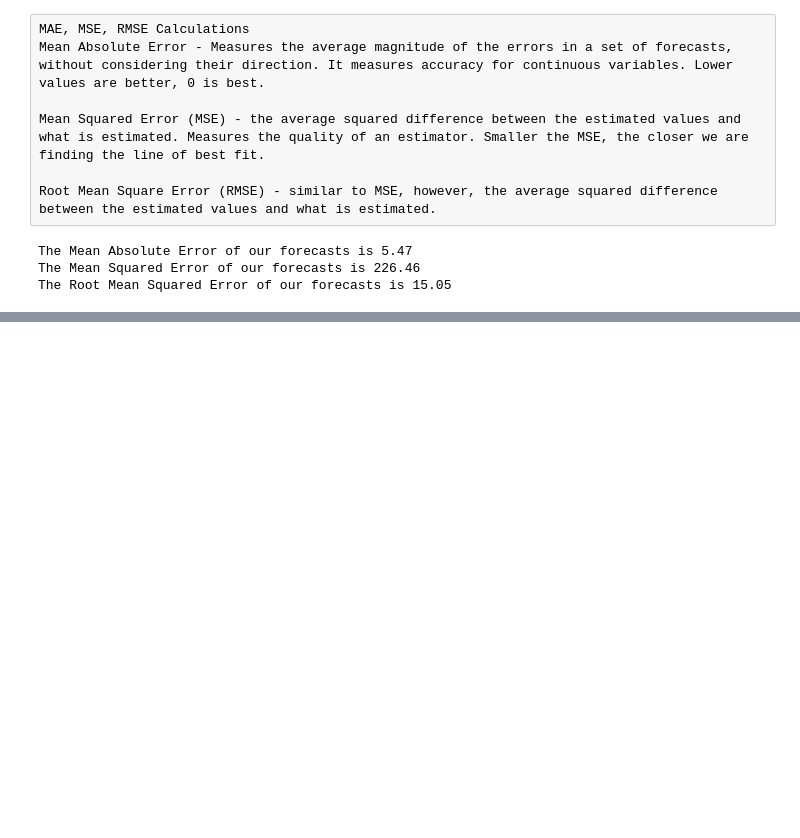
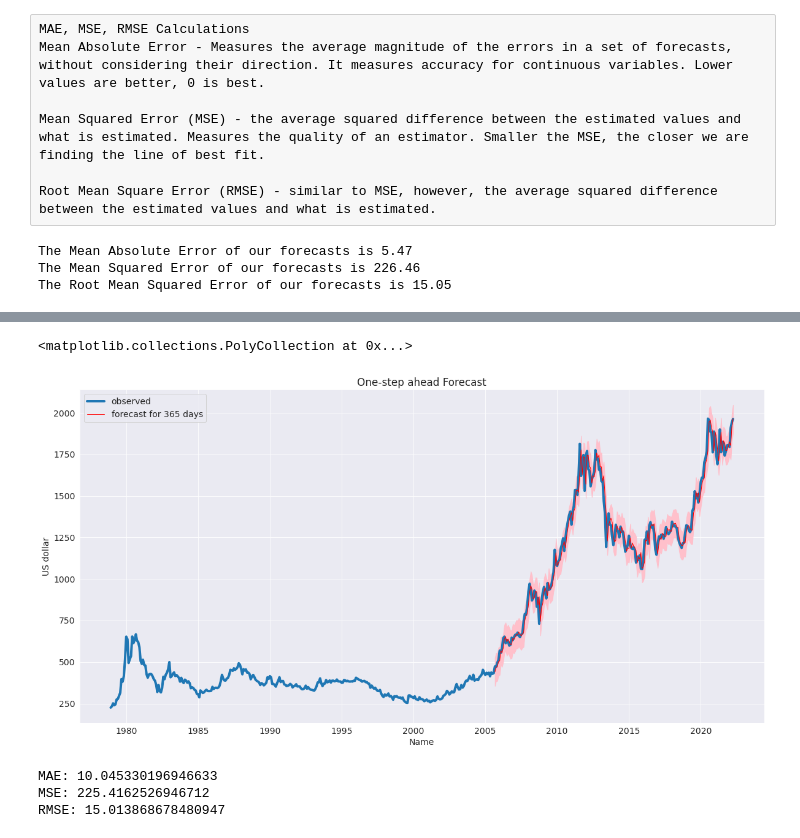
Before and after one commit to ahmadmustafaanis/Gold-Price-Prediction-API, a Jupyter notebook: src/GoldPricePredictor.ipynb, the cells around one changed output, grey strips where cells are left out. Drawn from its saved outputs; the diff is of its cells as text; code cells hidden in the pictures; blank space fills up the shorter version.

Commit message:
arima

```diff
--- a/src/GoldPricePredictor.ipynb
+++ b/src/GoldPricePredictor.ipynb
@@ -888,0 +786,7 @@ auto_arima_results.save('../models/auto_arima.pckl')
+# %%
+test = df.resample('MS').last().dropna()
+# %%
+# creating a sarimax using the above quantites
+
+sarimax_autoarima = SARIMAX(test, order=(2,1,1,) , seasonal_order=(3,0,0,7), seasonal=True, trend='c', model='mul', freq='MS')
+auto_arima_results = sarimax_autoarima.fit()
@@ -888,0 +822,43 @@ auto_arima_results.save('../models/auto_arima.pckl')
+# %%
+# dynamic=False ensures we produce one-step ahead forecasts, forecasts at each point are generated using the full history up to that point
+auto_arima_pred_365_traindata = auto_arima_results.get_prediction(start=-200, dynamic=False)
+
+# Forecast mean
+auto_arima_pred_mean_365_traindata = auto_arima_pred_365_traindata.predicted_mean
+
+# Get confidence intervals of forecast
+auto_arima_confidence_intervals = auto_arima_pred_365_traindata.conf_int()
+
+# Select lower and upper confidence limits
+auto_arima_lower_limits = auto_arima_confidence_intervals.loc[:,'lower US dollar']
+auto_arima_upper_limits = auto_arima_confidence_intervals.loc[:,'upper US dollar']
+
+# Convert auto_arima_pred_mean_365_traindata series to a dataframe
+# Inspect auto_arima_pred_mean_365_traindata_df
+auto_arima_pred_mean_365_traindata_df = auto_arima_pred_mean_365_traindata.to_frame(name='forecasted_mean')
+
+plt.figure(figsize=(20,10))
+sns.lineplot(x=test.index, y='US dollar', data=test, linewidth=4, label='observed').set_title('One-step ahead Forecast')
+
+# Plot the mean predictions
+sns.lineplot(x=auto_arima_pred_mean_365_traindata_df.index, y=auto_arima_pred_mean_365_traindata_df['forecasted_mean'], data=auto_arima_pred_mean_365_traindata_df, linewidth=1, label='forecast for 365 days', color='red')
+
+# Shade the area between the confidence intervals
+plt.fill_between(auto_arima_lower_limits.index, auto_arima_lower_limits, auto_arima_upper_limits, color='pink')
+# %% [output]
+<matplotlib.collections.PolyCollection at 0x...>
+[figure, added]
+# %%
+auto_arima_pred_365_traindata = auto_arima_results.get_prediction(start=-3000, dynamic=False)
+residuals = auto_arima_results.resid
+
+# Calculate Mean Square Error for periods 2015-08-05 to 2016-12-30 (last 365 days of training data)
+auto_arima_pred_mean_365_traindata = auto_arima_pred_365_traindata.predicted_mean
+real_values = df[-3000:]['US dollar']
+print('MAE: {}'.format(mean_absolute_error(real_values, auto_arima_pred_mean_365_traindata)))
+print('MSE: {}'.format(mean_squared_error(real_values, auto_arima_pred_mean_365_traindata)))
+print('RMSE: {}'.format(np.sqrt(mean_squared_error(real_values, auto_arima_pred_mean_365_traindata))))
+# %% [output]
+MAE: 10.045330196946633
+MSE: 225.4162526946712
+RMSE: 15.013868678480947
```
Also changed, not shown: parts of 17 cells of this notebook, 3 other files.
